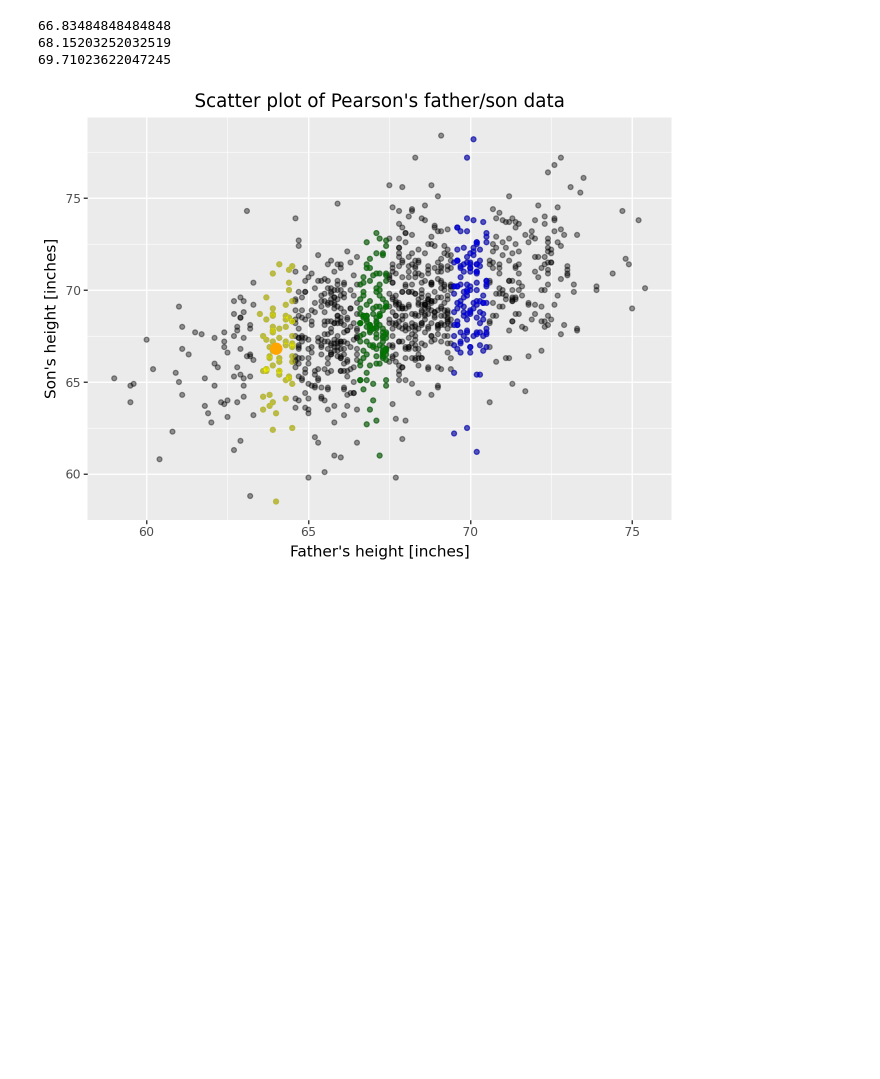
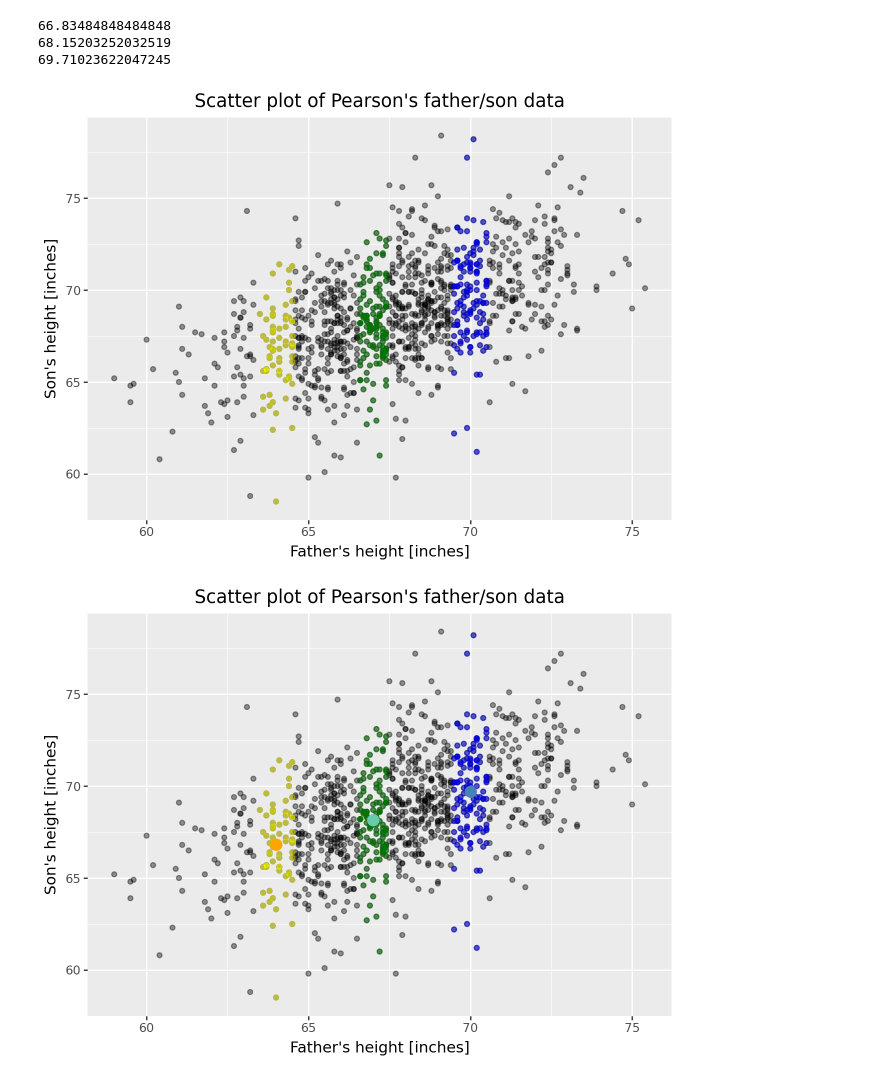
Before and after one commit to blakocha/DARPY2025, a Jupyter notebook: Notes_20251120.ipynb, the cells around one changed output. Cells and saved outputs as stored; diff of their text form; code cells hidden in the pictures; blank space fills up the shorter version.

```diff
--- a/Notes_20251120.ipynb
+++ b/Notes_20251120.ipynb
@@ -94,19 +94,28 @@ print(avgs_70)
 # %%
 G = (
 ggplot(data = df, mapping = aes(x = "Father", y = "Son")) +
   geom_point(alpha=0.4, colour="black") +
   geom_point(data = df64, alpha = 0.4, colour = "yellow") +
   geom_point(data = df67, alpha = 0.4, colour = "green") +
   geom_point(data = df70, alpha = 0.4, colour = "blue") +
   xlab("Father's height [inches]") +
   ylab("Son's height [inches]") +
   ggtitle("Scatter plot of Pearson's father/son data")
  )
 
-(
+G.show()
+
+G2 = (
 G +
 geom_point(data=pd.DataFrame({"Father": [64], "Son": [avgs_64]}),
-  color="orange", size=4)
+  color="orange", size=4) +
+geom_point(data=pd.DataFrame({"Father": [67], "Son": [avgs_67]}),
+  color="mediumaquamarine", size=4) +
+geom_point(data=pd.DataFrame({"Father": [70], "Son": [avgs_70]}),
+  color="steelblue", size=4)
   )
+
+G2.show()
 # %% [output]
-[figure, old version]
+[figure, new version]
+[figure, added]
```
